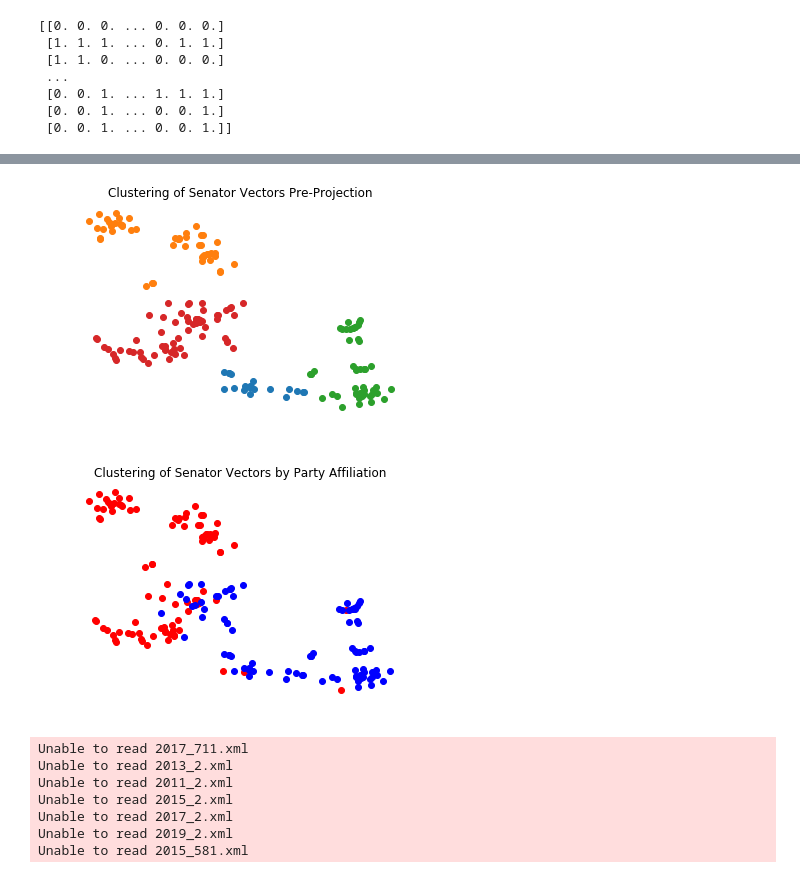
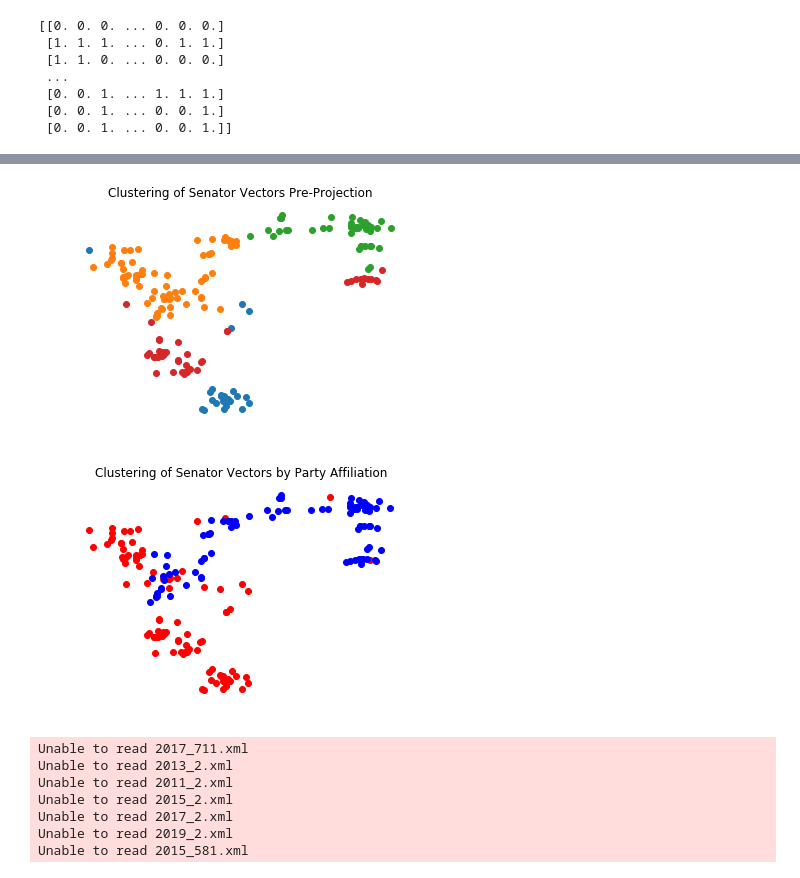
Before and after one commit to vivekmyers/Athenius, a Jupyter notebook: pyscripts/data_visualization.ipynb, the cells around one changed output, grey strips where cells are left out. Drawn from its saved outputs; the diff is of its cells as text; code cells hidden in the pictures.

```diff
--- a/pyscripts/data_visualization.ipynb
+++ b/pyscripts/data_visualization.ipynb
@@ -46,16 +46,16 @@ plt.show()
 # %%
 # And for the senators
 
 em = TSNE(n_components=2).fit_transform(arr)
 num_clust = 4
-centers = KMeans(n_clusters=num_clust).fit_predict(em)
+centers = KMeans(n_clusters=num_clust).fit_predict(arr)
 plt.axis('off')
 plt.title('Clustering of Senator Vectors Pre-Projection')
 for i in range(num_clust):
     plt.scatter(em[centers == i, 0], em[centers == i, 1])
 plt.show()
 # %% [output]
-[figure, old version]
+[figure, new version]
 # %%
 import numpy as np
 
@@ -69,7 +69,7 @@ for i in range(num_clust):
     plt.scatter(em[centers == i, 0], em[centers == i, 1], color='r' if i == 0 else 'b')
 plt.show()
 # %% [output]
-[figure, old version]
+[figure, new version]
 # %%
 # Now use house data
 arr, reps, bills = data_loader.house_records()
```
Also changed, not shown: parts of 7 cells of this notebook, 1 other file.
